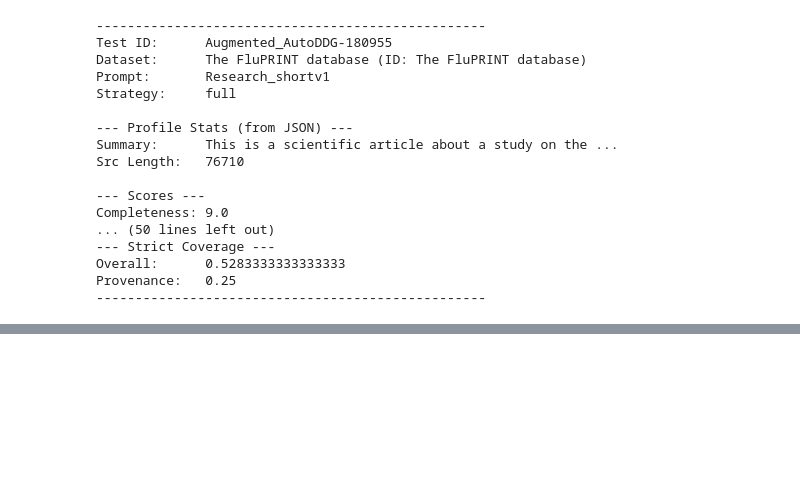
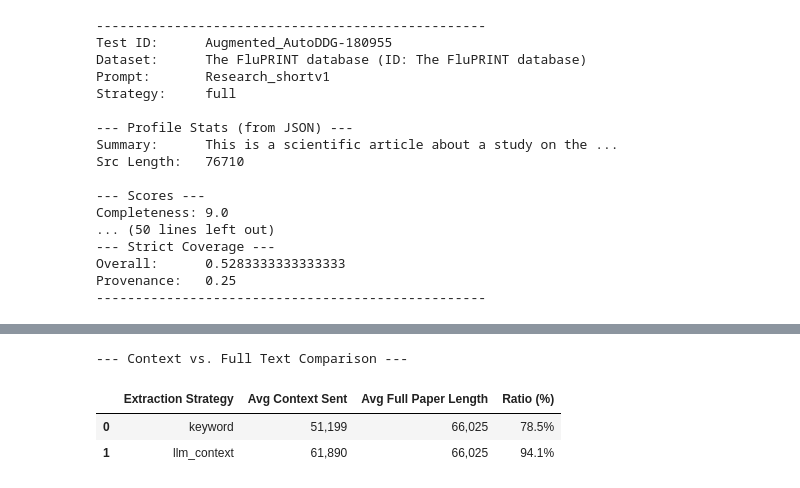
Before and after one commit to mariabeatrizsilva/AutoDDG-Enhanced, a Jupyter notebook: prompt-experiments/plotthings.ipynb, the cells around one changed output, grey strips where cells are left out. Saved outputs shown, nothing was run; the diff lists cells and outputs as text; code cells hidden in the pictures; blank space fills up the shorter version.

```diff
--- a/prompt-experiments/plotthings.ipynb
+++ b/prompt-experiments/plotthings.ipynb
@@ -63,0 +186,43 @@ Provenance:   0.25
+# %%
+length_data = []
+
+for entry in entries:
+    src_len = entry.profile_stats.source_length
+    full_len = entry.profile_stats.full_source_length
+
+    # Avoid division by zero
+    ratio = (src_len / full_len) * 100 if full_len > 0 else 0
+
+    length_data.append({
+        'Strategy': entry.extraction_strategy,
+        'Context Sent (Chars)': src_len,
+        'Full Paper (Chars)': full_len,
+        'Ratio (%)': ratio
+    })
+
+# 2. Convert to DataFrame
+df_len = pd.DataFrame(length_data)
+
+# 3. Create the Summary Table (Averages)
+# We group by strategy to see the "Average Cost" of each approach
+summary_table = df_len.groupby('Strategy').mean().reset_index()
+
+# Formatting for readability
+summary_table['Context Sent (Chars)'] = summary_table['Context Sent (Chars)'].map('{:,.0f}'.format)
+summary_table['Full Paper (Chars)'] = summary_table['Full Paper (Chars)'].map('{:,.0f}'.format)
+summary_table['Ratio (%)'] = summary_table['Ratio (%)'].map('{:.1f}%'.format)
+
+# Rename columns for the final display
+summary_table = summary_table.rename(columns={
+    'Strategy': 'Extraction Strategy',
+    'Context Sent (Chars)': 'Avg Context Sent',
+    'Full Paper (Chars)': 'Avg Full Paper Length'
+})
+
+print("--- Context vs. Full Text Comparison ---")
+display(summary_table)
+# %% [output]
+--- Context vs. Full Text Comparison ---
+|  | Extraction Strategy | Avg Context Sent | Avg Full Paper Length | Ratio (%) |
+| 0 | keyword | 51,199 | 66,025 | 78.5% |
+| 1 | llm_context | 61,890 | 66,025 | 94.1% |
```
Also changed, not shown: parts of 2 cells of this notebook, 8 other files.
